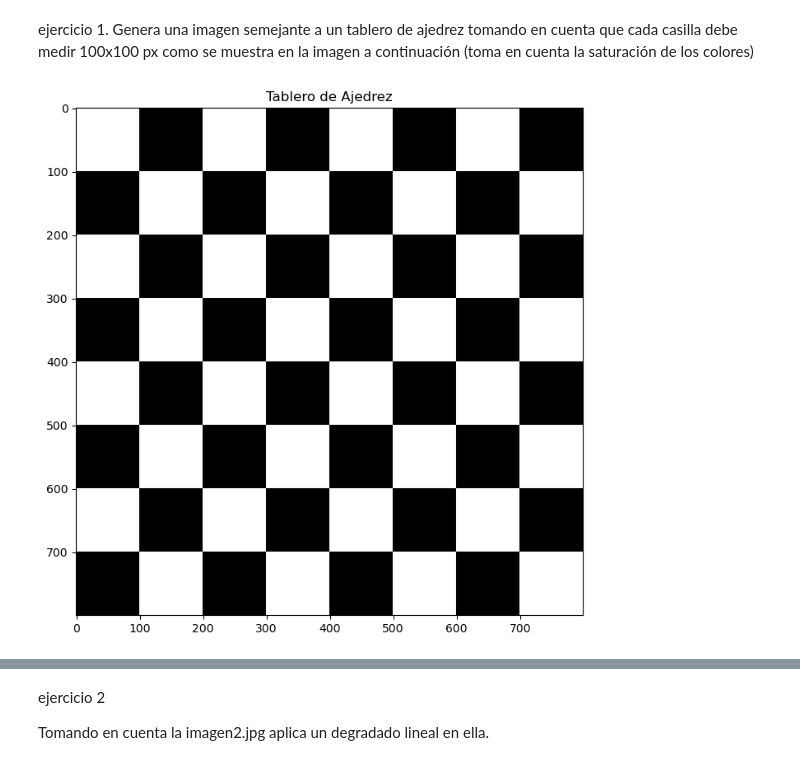
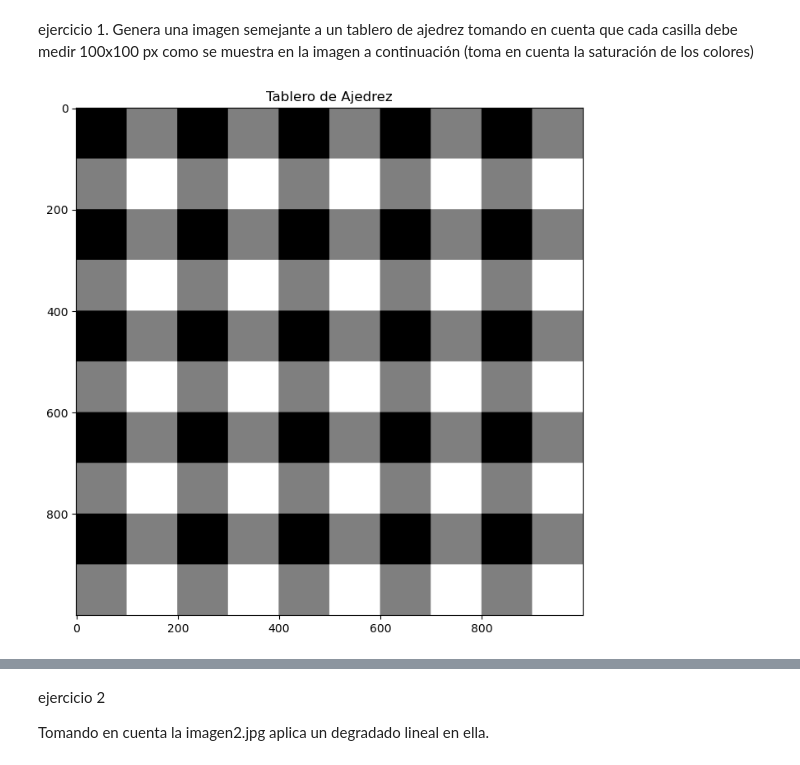
Before and after one commit to GuerreroT/clase1, a Jupyter notebook: evaluacion.ipynb, the cells around one changed output, grey strips where cells are left out. Saved outputs shown, nothing was run; the diff lists cells and outputs as text; code cells hidden in the pictures.

```diff
--- a/evaluacion.ipynb
+++ b/evaluacion.ipynb
@@ -6,29 +6,30 @@ cuenta la saturación de los colores)
 # %%
 import numpy as np
 import matplotlib.pyplot as plt
 
-# Dimensiones del tablero de ajedrez (8x8)
-filas = 8
-columnas = 8
-tamano_casilla = 100  # Tamaño de cada casilla en píxeles
+filas = 10
+columnas = 10
+tamano_casilla = 100
 
-# Crear una matriz para representar el tablero de ajedrez
 tablero = np.zeros((filas * tamano_casilla, columnas * tamano_casilla), dtype=np.uint8)
 
-# Alternar entre blanco y negro para las casillas
-for fila in range(filas):
-    for columna in range(columnas):
-        if (fila + columna) % 2 == 0:
-            tablero[fila * tamano_casilla: (fila + 1) * tamano_casilla,
-                    columna * tamano_casilla: (columna + 1) * tamano_casilla] = 255  # Blanco
+for i in range(filas):
+    for j in range(columnas):
+        if i % 2== 0:
+            if j % 2 == 0:
+                cl=0
+            else:
+                cl=127
         else:
-            tablero[fila * tamano_casilla: (fila + 1) * tamano_casilla,
-                    columna * tamano_casilla: (columna + 1) * tamano_casilla] = 0  # Negro
+            if j % 2 ==0:
+                cl=127
+            else:
+                cl=255
+        tablero[i * tamano_casilla:(i + 1) * tamano_casilla, j * tamano_casilla:(j + 1) * tamano_casilla] = cl
 
-# Mostrar la imagen del tablero de ajedrez
 plt.figure(figsize=(8, 8))
-plt.imshow(tablero, cmap='gray')  # Usar colormap 'gray' para mostrar en blanco y negro
+plt.imshow(tablero, cmap='gray')
 plt.title('Tablero de Ajedrez')
 plt.show()
 # %% [output]
-[figure, old version]
+[figure, new version]
```
Also changed, not shown: parts of 1 cell of this notebook, 1 other file.
